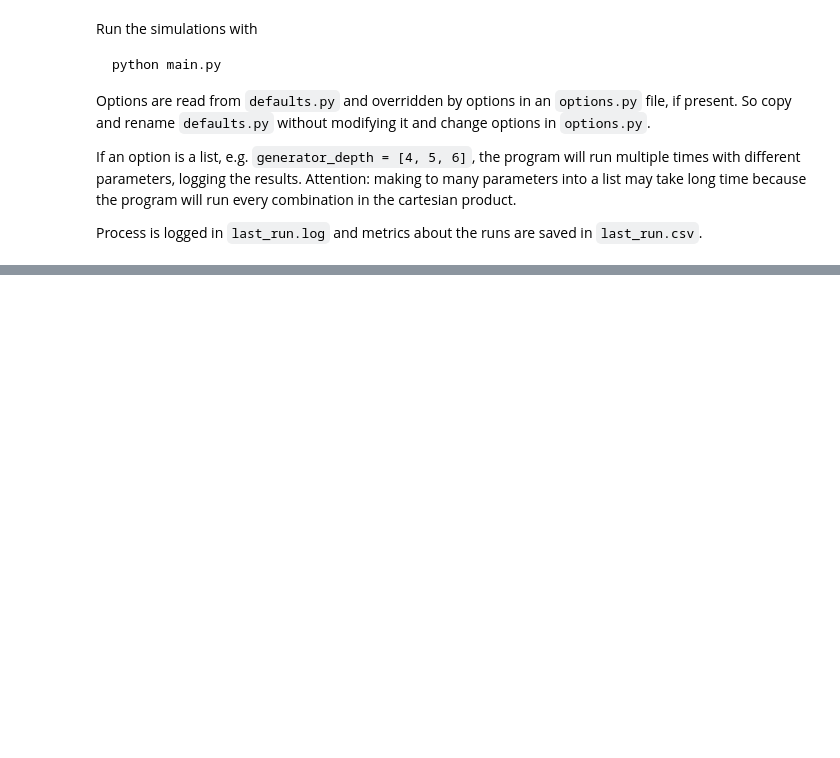
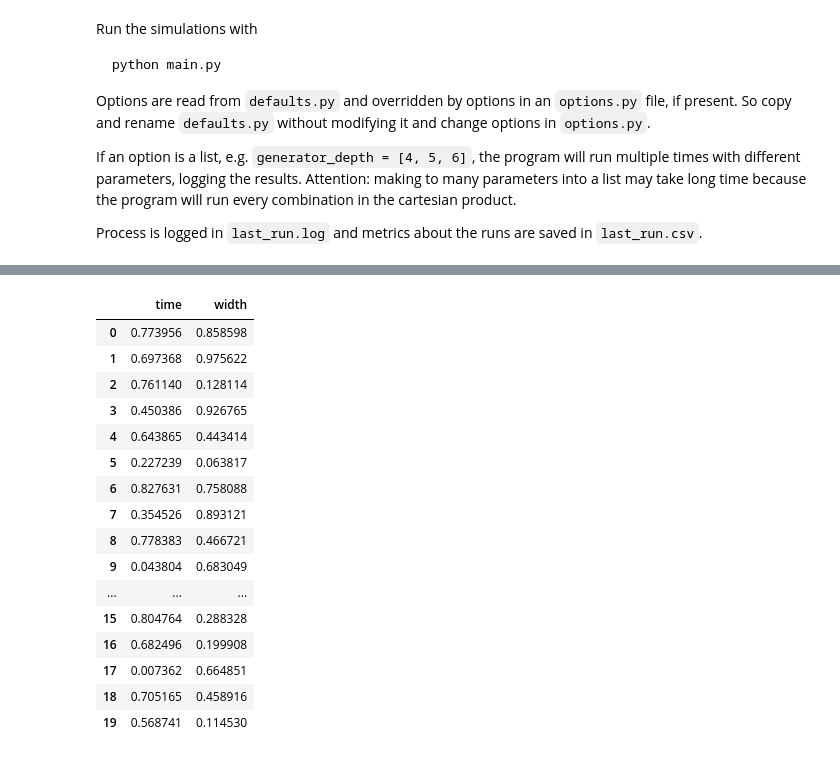
Before and after one commit to yamatteo/baryons, a Jupyter notebook: notebook.ipynb, the cells around one changed output, grey strips where cells are left out. Cells and saved outputs as stored; diff of their text form; code cells hidden in the pictures; blank space fills up the shorter version.

```diff
--- a/notebook.ipynb
+++ b/notebook.ipynb
@@ -32,0 +34,22 @@ g.map(sb.lineplot, "epoch", "loss_g")
+# %%
+data = np.random.default_rng(42).random((20, 3))
+df = pd.DataFrame(data, columns=["time", "height", "width"])
+df[["time", "width"]]
+# %% [output]
+|  | time | width |
+| 0 | 0.773956 | 0.858598 |
+| 1 | 0.697368 | 0.975622 |
+| 2 | 0.761140 | 0.128114 |
+| 3 | 0.450386 | 0.926765 |
+| 4 | 0.643865 | 0.443414 |
+| 5 | 0.227239 | 0.063817 |
+| 6 | 0.827631 | 0.758088 |
+| 7 | 0.354526 | 0.893121 |
+| 8 | 0.778383 | 0.466721 |
+| 9 | 0.043804 | 0.683049 |
+| ... | ... | ... |
+| 15 | 0.804764 | 0.288328 |
+| 16 | 0.682496 | 0.199908 |
+| 17 | 0.007362 | 0.664851 |
+| 18 | 0.705165 | 0.458916 |
+| 19 | 0.568741 | 0.114530 |
```
Also changed, not shown: parts of 1 cell of this notebook, 3 other files.
